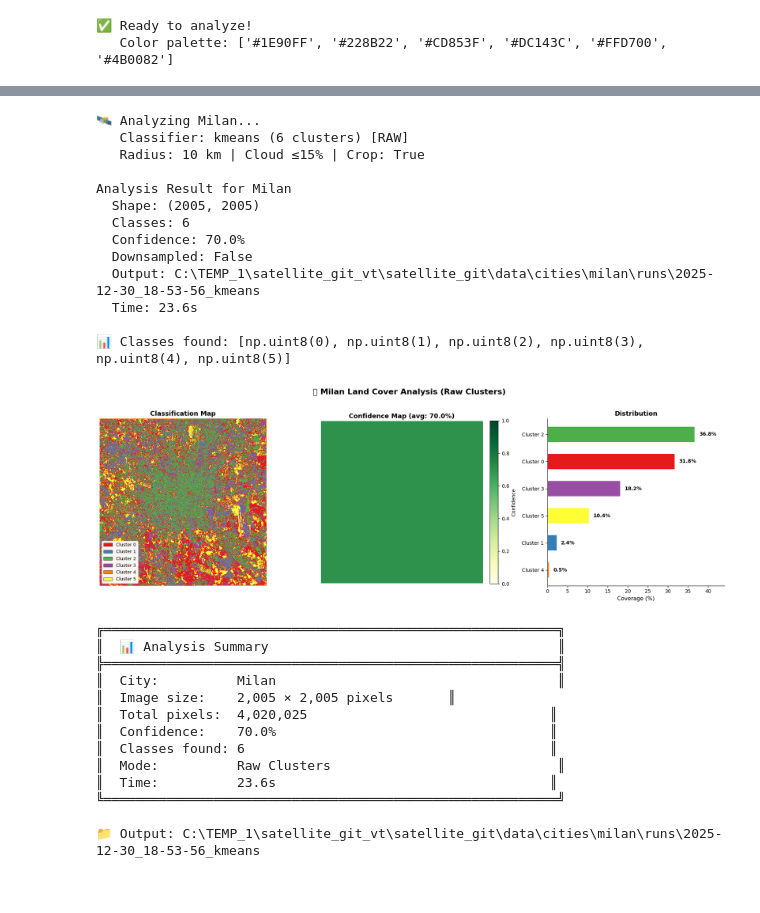
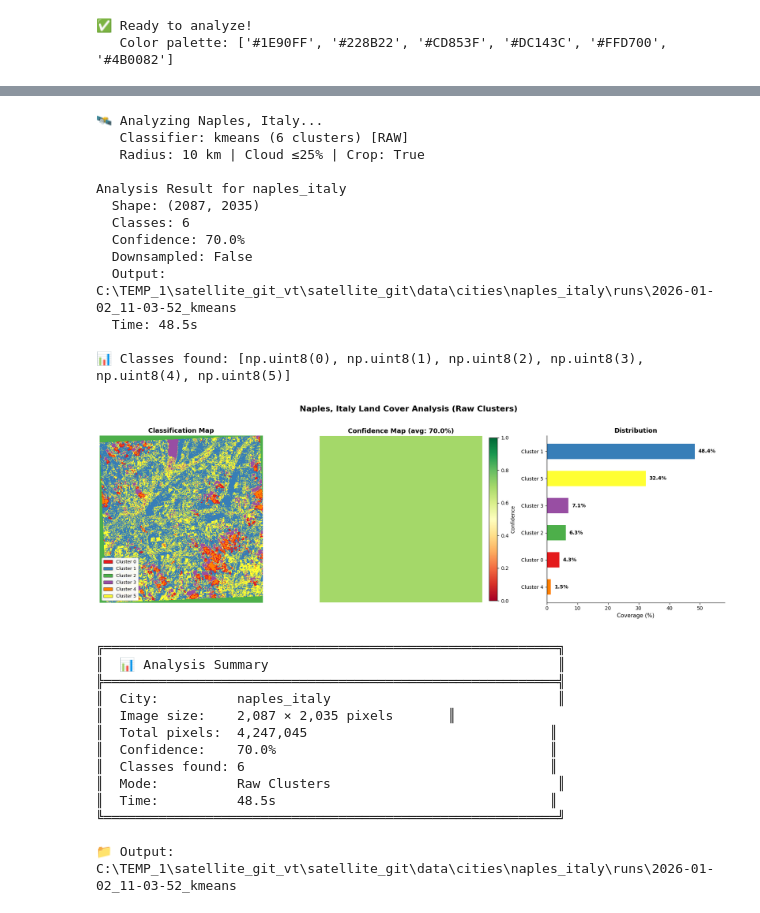
Before and after one commit to VTvito/sentinel2-land-cover, a Jupyter notebook: notebooks/city_analysis.ipynb, the cells around one changed output, grey strips where cells are left out. Saved outputs shown, nothing was run; the diff lists cells and outputs as text; code cells hidden in the pictures.

```diff
--- a/notebooks/city_analysis.ipynb
+++ b/notebooks/city_analysis.ipynb
@@ -72,7 +82,8 @@ print(f"   Color palette: {[v['color'] for v in CLASSES.values()]}")
 # === CITY ===
 # Milan, Rome, Florence..
 # Or use any city name (will geocode automatically)
-CITY = "Milan"
+CITY_DISPLAY = "Naples, Italy"  # Display name with proper formatting
+CITY = CITY_DISPLAY.lower().replace(", ", "_").replace(" ", "_")  # Normalized for analysis and filesystem
 
 # === AREA ===
 # Radius around city center in km (defines the analysis area)
@@ -82,11 +93,11 @@ RADIUS_KM = 10  # Smaller radius = more urban focus
 
 # === DATE RANGE ===
 # Leave as None to use last 60 days, or specify dates
-END_DATE = None  # e.g., "2025-01-15" or None for today
-START_DATE = None  # e.g., "2024-12-01" or None for 60 days before end_date
+END_DATE = "2025-08-30"  # e.g., "2025-01-15" or None for today
+START_DATE = "2025-06-30" # e.g., "2024-12-01" or None for 60 days before end_date
 
 # === QUALITY FILTERS ===
-MAX_CLOUD_COVER = 15  # Maximum cloud coverage % (0-100)
+MAX_CLOUD_COVER = 25  # Maximum cloud coverage % (0-100)
 CROP_TO_CITY = True   # True = centered on city, False = full satellite tile
 
 # === PROCESSING ===
@@ -144,13 +155,13 @@ Classifier:   kmeans (6 clusters) [RAW MODE]
 # 🔍 Search Available Products (Optional)
 # ========================================
 # Run this cell to see available products before downloading
-# Skip this cell if you want to download automatically
+# You can skip this and directly set SELECTED_PRODUCT_INDEX in Cell 5
 
 # Get city bounding box
 area_selector = AreaSelector()
-bbox, metadata = area_selector.select_by_city(CITY, radius_km=RADIUS_KM)
+bbox, metadata = area_selector.select_by_city(CITY_DISPLAY, radius_km=RADIUS_KM)
 
-print(f"🔍 Searching products for {CITY}...")
+print(f"🔍 Searching products for {CITY_DISPLAY}...")
 print(f"   Center: {metadata['center']}")
 print(f"   Area: {metadata['area_km2']:.1f} km²")
 print(f"   Bbox: {[round(x, 4) for x in bbox]}")
@@ -158,16 +169,12 @@ print(f"   Bbox: {[round(x, 4) for x in bbox]}")
 # Search products (requires API credentials)
 try:
     download_pipeline = DownloadPipeline.from_config(str(project_root / "config" / "config.yaml"))
-    download_pipeline._authenticate()
 
-    from satellite_analysis.downloaders.catalog.sentinel_hub_catalog import SentinelHubCatalog
-    catalog = SentinelHubCatalog(download_pipeline.session)
-
-    results = catalog.search(
+    # Use the pipeline's catalog (already authenticated)
+    results = download_pipeline.search(
         bbox=bbox,
         start_date=START_DATE,
         end_date=END_DATE,
-        cloud_cover_max=MAX_CLOUD_COVER,
         limit=20
     )
 
@@ -175,18 +182,19 @@ try:
 
     if products:
         print(f"\n📦 Found {len(products)} products:\n")
-        print(f"{'#':<3} {'Date':<12} {'Cloud%':<8} {'Product ID':<50}")
+        print(f"{'Index':<6} {'Date':<12} {'Cloud%':<8} {'Product ID':<50}")
         print("-" * 80)
         for i, p in enumerate(products):
             props = p.get('properties', {})
             date = props.get('datetime', 'N/A')[:10]
             cloud = props.get('eo:cloud_cover', 'N/A')
             pid = p.get('id', 'N/A')[:48]
-            print(f"{i+1:<3} {date:<12} {cloud:<8.1f} {pid}")
+            print(f"{i:<6} {date:<12} {cloud:<8.1f} {pid}")
 
         # Store for later use
         AVAILABLE_PRODUCTS = products
-        print(f"\n💡 Products stored in AVAILABLE_PRODUCTS variable")
+        print(f"\n💡 {len(products)} products stored in AVAILABLE_PRODUCTS variable")
+        print(f"   Use index 0-{len(products)-1} to select a product in the next cell")
     else:
         print("⚠️ No products found with current filters. Try:")
         print("   - Increasing MAX_CLOUD_COVER")
@@ -194,10 +202,10 @@ try:
         AVAILABLE_PRODUCTS = []
 
 except FileNotFoundError:
-    print("⚠️ Config file not found. Products will be searched during download.")
+    print("⚠️ Config file not found. Check config/config.yaml")
     AVAILABLE_PRODUCTS = []
 except Exception as e:
     print(f"⚠️ Could not search products: {e}")
-    print("   Analysis will still work - products searched during download.")
+    print("   Check your Copernicus credentials in config/config.yaml")
     AVAILABLE_PRODUCTS = []
 # %% [output]
@@ -214,9 +427,10 @@ except Exception as e:
 
 clusters_str = f" ({N_CLUSTERS} clusters)" if CLASSIFIER in ("kmeans", "consensus") else ""
 raw_str = " [RAW]" if RAW_CLUSTERS and CLASSIFIER == "kmeans" else ""
-print(f"🛰️ Analyzing {CITY}...")
+print(f"🛰️ Analyzing {CITY_DISPLAY}...")
 print(f"   Classifier: {CLASSIFIER}{clusters_str}{raw_str}")
 print(f"   Radius: {RADIUS_KM} km | Cloud ≤{MAX_CLOUD_COVER}% | Crop: {CROP_TO_CITY}")
+print(f"   ⚠️ Auto-download disabled - use Cell 5 to download products first")
 
 result = analyze(
     CITY,
@@ -229,23 +443,24 @@ result = analyze(
     classifier=CLASSIFIER,
     n_clusters=N_CLUSTERS,
     raw_clusters=RAW_CLUSTERS,  # NEW: Keep all clusters distinct
+    auto_download=False,  # Disable automatic download - use Cell 5 instead
 )
 
 # Summary
 print(f"\n{result.summary()}")
 print(f"\n📊 Classes found: {sorted(set(result.labels.flatten()))}")
 # %% [output]
-🛰️ Analyzing Milan...
+🛰️ Analyzing Naples, Italy...
    Classifier: kmeans (6 clusters) [RAW]
-   Radius: 10 km | Cloud ≤15% | Crop: True
+   Radius: 10 km | Cloud ≤25% | Crop: True
 
-Analysis Result for Milan
-  Shape: (2005, 2005)
+Analysis Result for naples_italy
+  Shape: (2087, 2035)
   Classes: 6
   Confidence: 70.0%
   Downsampled: False
-  Output: C:\TEMP_1\satellite_git_vt\satellite_git\data\cities\milan\runs\2025-12-30_18-53-56_kmeans
-  Time: 23.6s
+  Output: C:\TEMP_1\satellite_git_vt\satellite_git\data\cities\naples_italy\runs\2026-01-02_11-03-52_kmeans
+  Time: 48.5s
 
 📊 Classes found: [np.uint8(0), np.uint8(1), np.uint8(2), np.uint8(3), np.uint8(4), np.uint8(5)]
 # %%
@@ -294,7 +509,7 @@ cmap = ListedColormap(colors)
 plt.style.use('default')
 fig, axes = plt.subplots(1, 3, figsize=(18, 6), facecolor='white')
 mode_str = " (Raw Clusters)" if is_raw_mode else ""
-fig.suptitle(f'🛰️ {CITY} Land Cover Analysis{mode_str}', fontsize=16, fontweight='bold', y=1.02)
+fig.suptitle(f'{CITY_DISPLAY} Land Cover Analysis{mode_str}', fontsize=16, fontweight='bold', y=1.02)
 
 # 1. Land cover classification
 ax1 = axes[0]
@@ -313,7 +528,7 @@ ax1.legend(handles=legend_elements, loc='lower left', fontsize=9,
 
 # 2. Confidence map with better colormap
 ax2 = axes[1]
-conf_cmap = plt.cm.get_cmap('YlGn')
+conf_cmap = plt.colormaps.get_cmap('RdYlGn')
 im2 = ax2.imshow(result.confidence, cmap=conf_cmap, vmin=0, vmax=1)
 ax2.set_title(f'Confidence Map (avg: {result.avg_confidence:.1%})', fontsize=13, fontweight='bold')
 ax2.axis('off')
@@ -345,47 +560,47 @@ ax3.invert_yaxis()
 for bar, pct in zip(bars, percentages):
     width = bar.get_width()
     ax3.text(width + 1, bar.get_y() + bar.get_height()/2,
              f'{pct:.1f}%', va='center', fontsize=10, fontweight='bold')
 
 ax3.spines['top'].set_visible(False)
 ax3.spines['right'].set_visible(False)
 
 plt.tight_layout()
 plt.savefig(result.output_dir / f"{CITY.lower()}_classification.png", dpi=150, bbox_inches='tight',
             facecolor='white', edgecolor='none')
 plt.show()
 
 # Print summary stats
 print(f"""
 ╔══════════════════════════════════════════════════════════╗
 ║  📊 Analysis Summary                                     ║
 ╠══════════════════════════════════════════════════════════╣
 ║  City:          {CITY:<40} ║
 ║  Image size:    {result.labels.shape[0]:,} × {result.labels.shape[1]:,} pixels{' '*(27-len(f'{result.labels.shape[0]:,} × {result.labels.shape[1]:,} pixels'))}║
 ║  Total pixels:  {result.total_pixels:,}{' '*(40-len(f'{result.total_pixels:,}'))}║
 ║  Confidence:    {result.avg_confidence:.1%}{' '*(40-len(f'{result.avg_confidence:.1%}'))}║
 ║  Classes found: {len(unique_classes)}{' '*(40-len(str(len(unique_classes))))}║
 ║  Mode:          {'Raw Clusters' if is_raw_mode else 'Semantic Classes':<40} ║
 ║  Time:          {result.execution_time:.1f}s{' '*(40-len(f'{result.execution_time:.1f}s'))}║
 ╚══════════════════════════════════════════════════════════╝
 
 📁 Output: {result.output_dir}
 """)
 # %% [output]
-[figure, old version]
+[figure, new version]
 ╔══════════════════════════════════════════════════════════╗
 ║  📊 Analysis Summary                                     ║
 ╠══════════════════════════════════════════════════════════╣
-║  City:          Milan                                    ║
-║  Image size:    2,005 × 2,005 pixels       ║
-║  Total pixels:  4,020,025                               ║
+║  City:          naples_italy                             ║
+║  Image size:    2,087 × 2,035 pixels       ║
+║  Total pixels:  4,247,045                               ║
 ║  Confidence:    70.0%                                   ║
 ║  Classes found: 6                                       ║
 ║  Mode:          Raw Clusters                             ║
-║  Time:          23.6s                                   ║
+║  Time:          48.5s                                   ║
 ╚══════════════════════════════════════════════════════════╝
 
-📁 Output: C:\TEMP_1\satellite_git_vt\satellite_git\data\cities\milan\runs\2025-12-30_18-53-56_kmeans
+📁 Output: C:\TEMP_1\satellite_git_vt\satellite_git\data\cities\naples_italy\runs\2026-01-02_11-03-52_kmeans
 # %%
 # ========================================
 # 💾 Export Results
```
Also changed, not shown: parts of 9 cells of this notebook, 18 other files.
